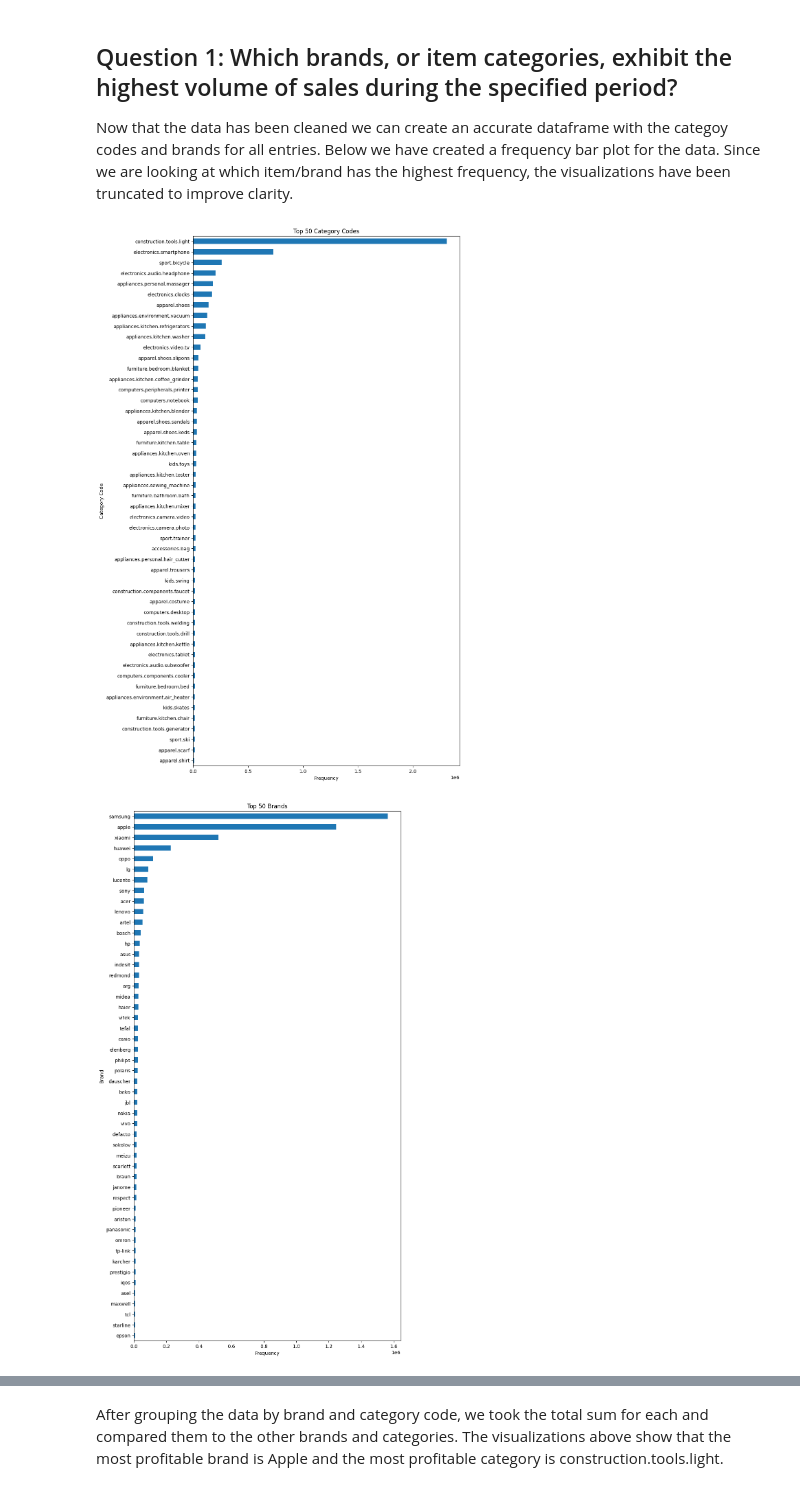
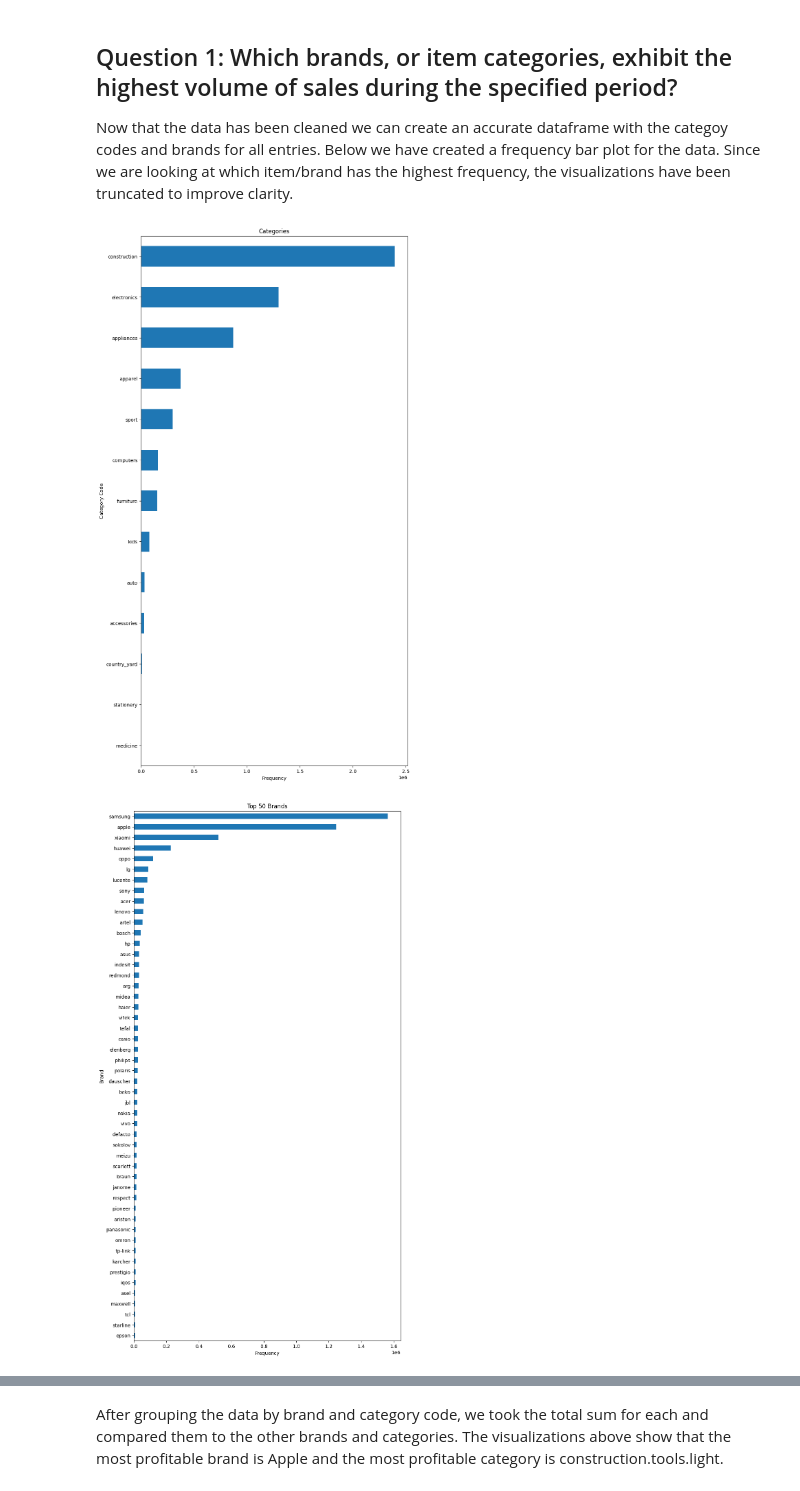
Before and after one commit to seel6470/CSPB-4502-Group-9-Project, a Jupyter notebook: Project Code.ipynb, the cells around one changed output, grey strips where cells are left out. Cells and saved outputs as stored; diff of their text form; code cells hidden in the pictures.

Commit message:
Updated category values

```diff
--- a/Project Code.ipynb
+++ b/Project Code.ipynb
@@ -215,38 +215,62 @@ import pandas as pd
 import matplotlib.pyplot as plt
 
 #initialize dataframe of the cleaned data
 df = pd.read_csv('./purchased_entries_clean.csv.gz')
 
 # Calculate the frequency of each category code
-category_counts = df['category_code'].value_counts()
+#category_counts = df['category_code'].value_counts()
+df['main_category'] = df['category_code'].str.split('.').str[0]
+
+# Group by 'main_category' and count occurrences
+category_counts = df.groupby('main_category').value_counts()
+sorted_categories = category_counts.sort_values(ascending=False)
 
 #truncate values to top values
-top_categories = category_counts.head(50)
+#top_categories = category_counts.head(50)
+
+# Plot a horizontal bar chart
+#plt.figure(figsize=(10, 20))
+#top_categories.plot(kind='barh')
+#sorted_categories.plot(kind='barh')
+#plt.title('Top 50 Category Codes')
+#plt.xlabel('Frequency')
+#plt.ylabel('Category Code')
+#plt.gca().invert_yaxis()  # Invert y-axis to display highest frequency at the top
+#plt.show()
+
+# Calculate the frequency of each category code
+df['main_category'] = df['category_code'].str.split('.').str[0]
+
+# Group by 'main_category' and count occurrences
+category_counts = df['main_category'].value_counts()
+
+# Sort the category counts by frequency in descending order
+category_counts_sorted = category_counts.sort_values(ascending=False)
 
 # Plot a horizontal bar chart
 plt.figure(figsize=(10, 20))
-top_categories.plot(kind='barh')
-plt.title('Top 50 Category Codes')
+category_counts_sorted.plot(kind='barh')
+plt.title('Categories')
 plt.xlabel('Frequency')
 plt.ylabel('Category Code')
 plt.gca().invert_yaxis()  # Invert y-axis to display highest frequency at the top
 plt.show()
 
 # Calculate the frequency of each brand
 brand_counts = df['brand'].value_counts()
 
 #truncate values to top values
 top_brands = brand_counts.head(50)
 
-# Plot a horizontal bar chart
+#Plot a horizontal bar chart
 plt.figure(figsize=(10, 20))
 top_brands.plot(kind='barh')
 plt.title('Top 50 Brands')
 plt.xlabel('Frequency')
 plt.ylabel('Brand')
 plt.gca().invert_yaxis()  # Invert y-axis to display highest frequency at the top
 plt.show()
 # %% [output]
-[figure, old version]
+[figure, new version]
 [figure]
 # %% [markdown]
```
Also changed, not shown: parts of 3 cells of this notebook.
